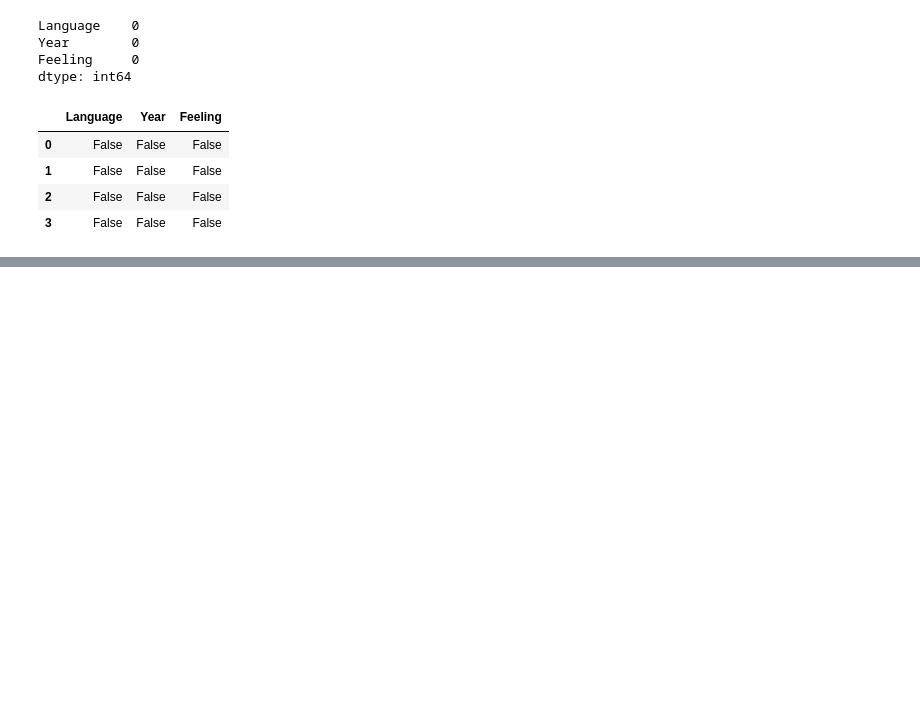
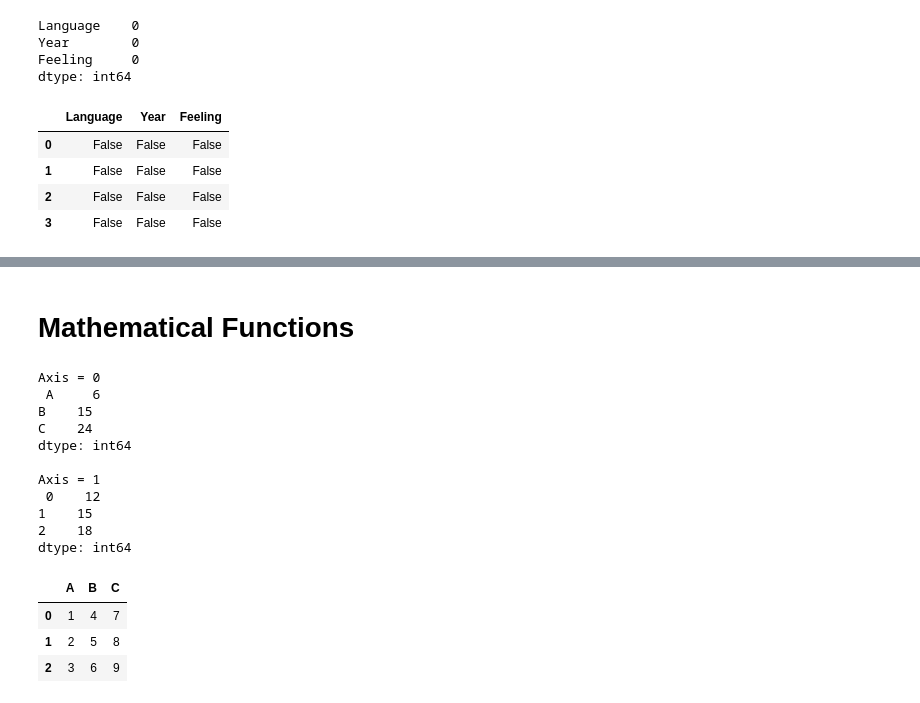
Before and after one commit to XionVolt/Ai-Ml, a Jupyter notebook: Programming/Pandas/03_dataframe.ipynb, the cells around one changed output, grey strips where cells are left out. Drawn from its saved outputs; the diff is of its cells as text; code cells hidden in the pictures; blank space fills up the shorter version.

```diff
--- a/Programming/Pandas/03_dataframe.ipynb
+++ b/Programming/Pandas/03_dataframe.ipynb
@@ -148,0 +181,31 @@ dtype: int64
+# %% [markdown]
+# Mathematical Functions
+# %%
+# sum -> axis argument
+
+new_df = pd.DataFrame({
+    'A': [1, 2, 3],
+    'B': [4, 5, 6],
+    'C': [7, 8, 9]
+
+}, dtype=np.int64)
+
+print('Axis = 0\n',new_df.sum(axis=0),'\n') # sum of each column, by default, axis=0
+print('Axis = 1\n',new_df.sum(axis=1),'\n') # sum of each row
+new_df
+# %% [output]
+Axis = 0
+ A     6
+B    15
+C    24
+dtype: int64
+
+Axis = 1
+ 0    12
+1    15
+2    18
+dtype: int64
+|  | A | B | C |
+| 0 | 1 | 4 | 7 |
+| 1 | 2 | 5 | 8 |
+| 2 | 3 | 6 | 9 |
```
Also changed, not shown: parts of 22 cells of this notebook, 2 other files.
